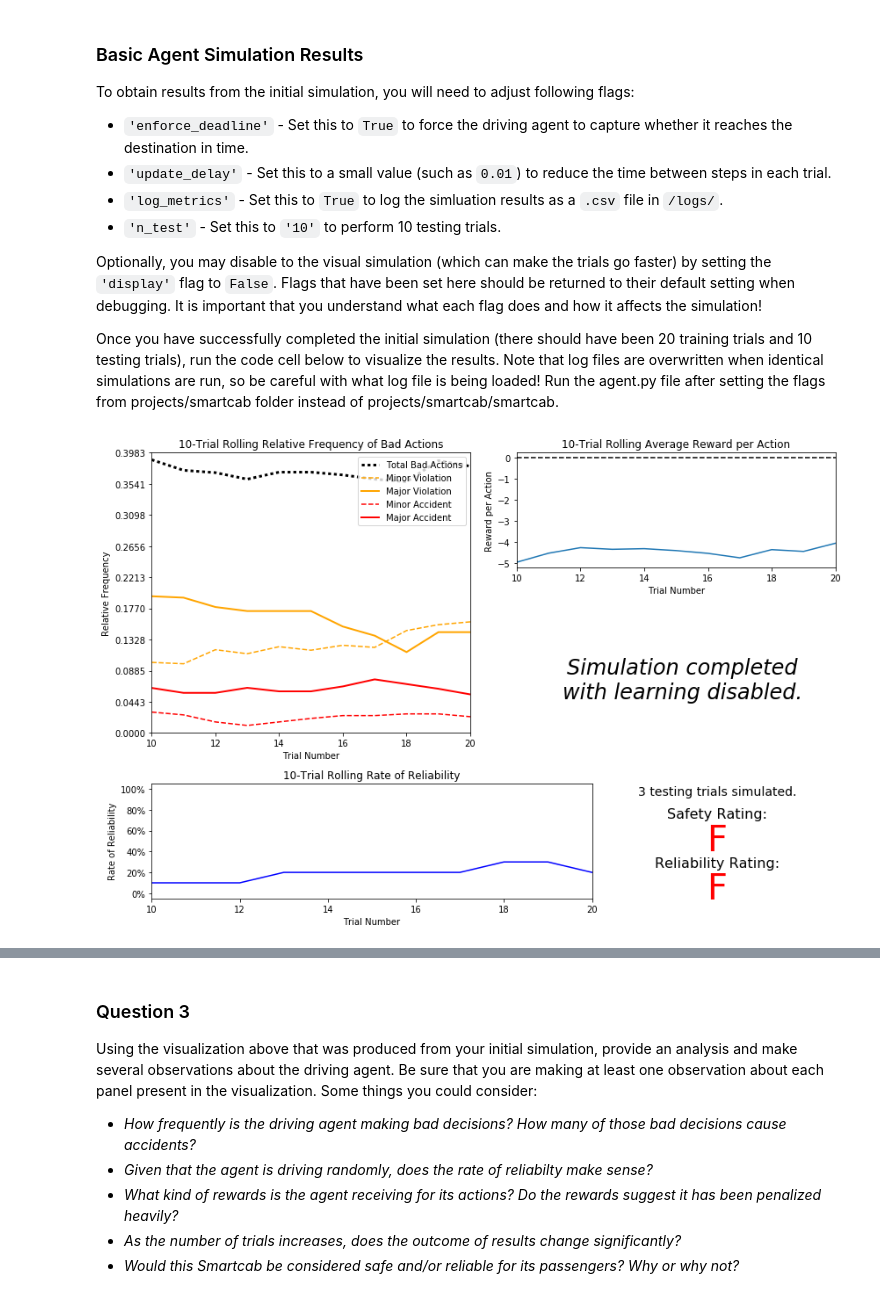
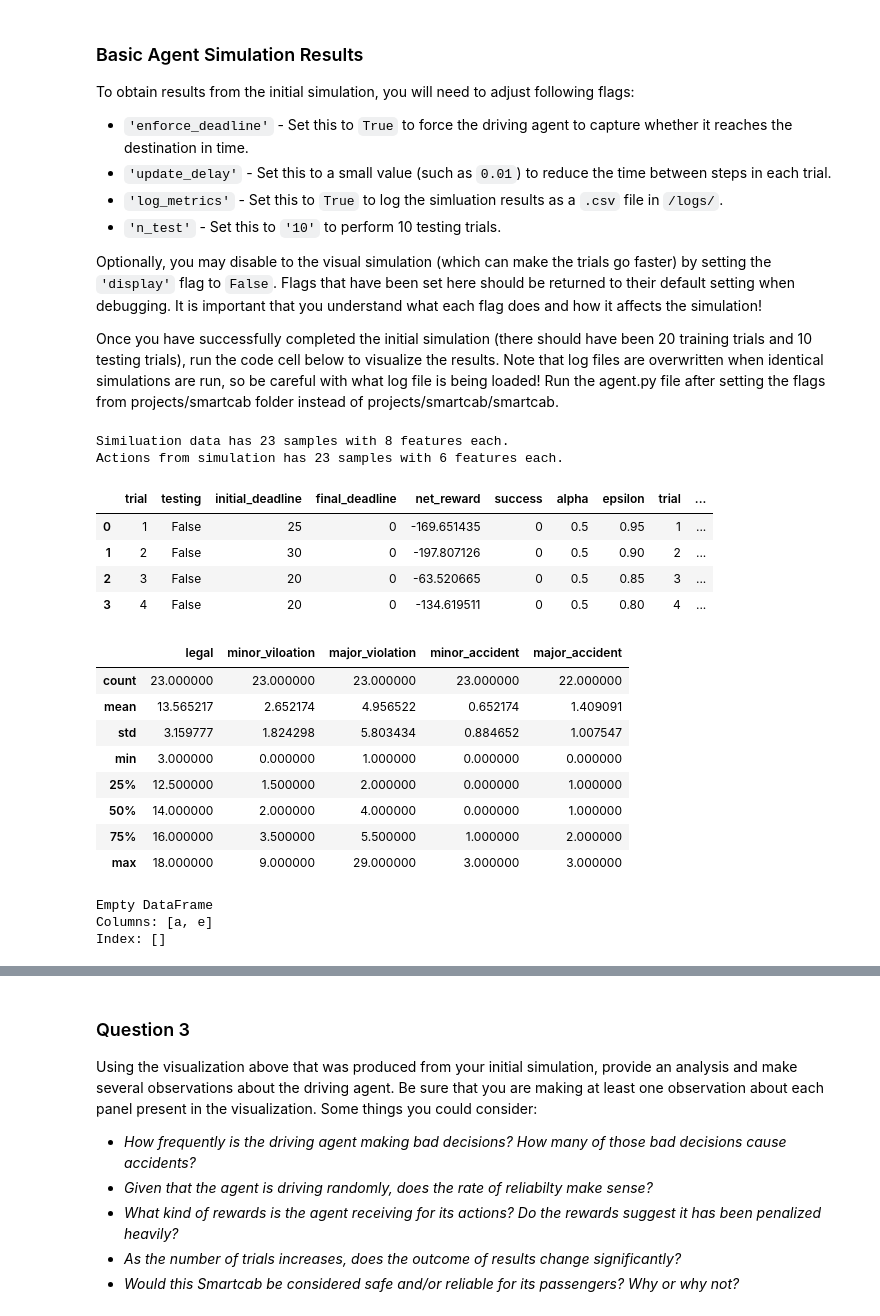
Before and after one commit to hsherwoodcoombs/smartcab, a Jupyter notebook: smartcab.ipynb, the cells around one changed output, grey strips where cells are left out. Drawn from its saved outputs; the diff is of its cells as text; code cells hidden in the pictures.

Commit message:
add accident reporting

```diff
--- a/smartcab.ipynb
+++ b/smartcab.ipynb
@@ -109,11 +117,55 @@ Optionally, you may disable to the visual simulation (which can make the trials
 
 Once you have successfully completed the initial simulation (there should have been 20 training trials and 10 testing trials), run the code cell below to visualize the results. Note that log files are overwritten when identical simulations are run, so be careful with what log file is being loaded!
 Run the agent.py file after setting the flags from projects/smartcab folder instead of projects/smartcab/smartcab.
-# %%
-# Load the 'sim_no-learning' log file from the initial simulation results
-vs.plot_trials('sim_no-learning.csv')
-# %% [output]
-[figure, removed]
+# %%
+# Read data from simulation without learning
+try:
+    data = pd.read_csv("logs/sim_no-learning.csv")
+    data_clean = pd.read_csv("logs/sim_no-learning.csv") # Copy without dictionary objects parameters and actions
+    print  "Similuation data has {} samples with {} features each.".format(*data.shape)
+    action_data = pd.read_csv("logs/sim_no-learning_actions.csv")
+    print "Actions from simulation has {} samples with {} features each.".format(*action_data.shape)
+except:
+    print "Error loading dataset. Check path."
+
+
+data_clean['alpha'] = data['parameters'].str.slice(6,9).astype(float)
+data_clean['epsilon'] = data['parameters'].str.slice(16,-1).astype(float)
+data_clean.drop('parameters', axis=1, inplace=True)
+data_clean.drop('actions', axis=1, inplace=True)
+data_clean = pd.concat([data_clean, action_data],axis=1)
+
+display(data_clean.head(4))
+# data['alpha'], data['epsilon'] = no_learning_data['parameters'].str.split(',', 1).str
+# %% [output]
+Similuation data has 23 samples with 8 features each.
+Actions from simulation has 23 samples with 6 features each.
+|  | trial | testing | initial_deadline | final_deadline | net_reward | success | alpha | epsilon | trial | ... |
+| 0 | 1 | False | 25 | 0 | -169.651435 | 0 | 0.5 | 0.95 | 1 | ... |
+| 1 | 2 | False | 30 | 0 | -197.807126 | 0 | 0.5 | 0.90 | 2 | ... |
+| 2 | 3 | False | 20 | 0 | -63.520665 | 0 | 0.5 | 0.85 | 3 | ... |
+| 3 | 4 | False | 20 | 0 | -134.619511 | 0 | 0.5 | 0.80 | 4 | ... |
+# %%
+display(action_data.describe())
+# %% [output]
+|  | legal | minor_viloation | major_violation | minor_accident | major_accident |
+| count | 23.000000 | 23.000000 | 23.000000 | 23.000000 | 22.000000 |
+| mean | 13.565217 | 2.652174 | 4.956522 | 0.652174 | 1.409091 |
+| std | 3.159777 | 1.824298 | 5.803434 | 0.884652 | 1.007547 |
+| min | 3.000000 | 0.000000 | 1.000000 | 0.000000 | 0.000000 |
+| 25% | 12.500000 | 1.500000 | 2.000000 | 0.000000 | 1.000000 |
+| 50% | 14.000000 | 2.000000 | 4.000000 | 0.000000 | 1.000000 |
+| 75% | 16.000000 | 3.500000 | 5.500000 | 1.000000 | 2.000000 |
+| max | 18.000000 | 9.000000 | 29.000000 | 3.000000 | 3.000000 |
+# %%
+parameter_data = data['parameters']
+
+df = pd.DataFrame(parameter_data, columns = ['a', 'e'])
+print df
+# %% [output]
+Empty DataFrame
+Columns: [a, e]
+Index: []
 # %%
 # Load the 'sim_no-learning' log file from the initial simulation results
 vs.plot_trials('sim_no-learning.csv')
```
Also changed, not shown: parts of 9 cells of this notebook, 1 other file.
